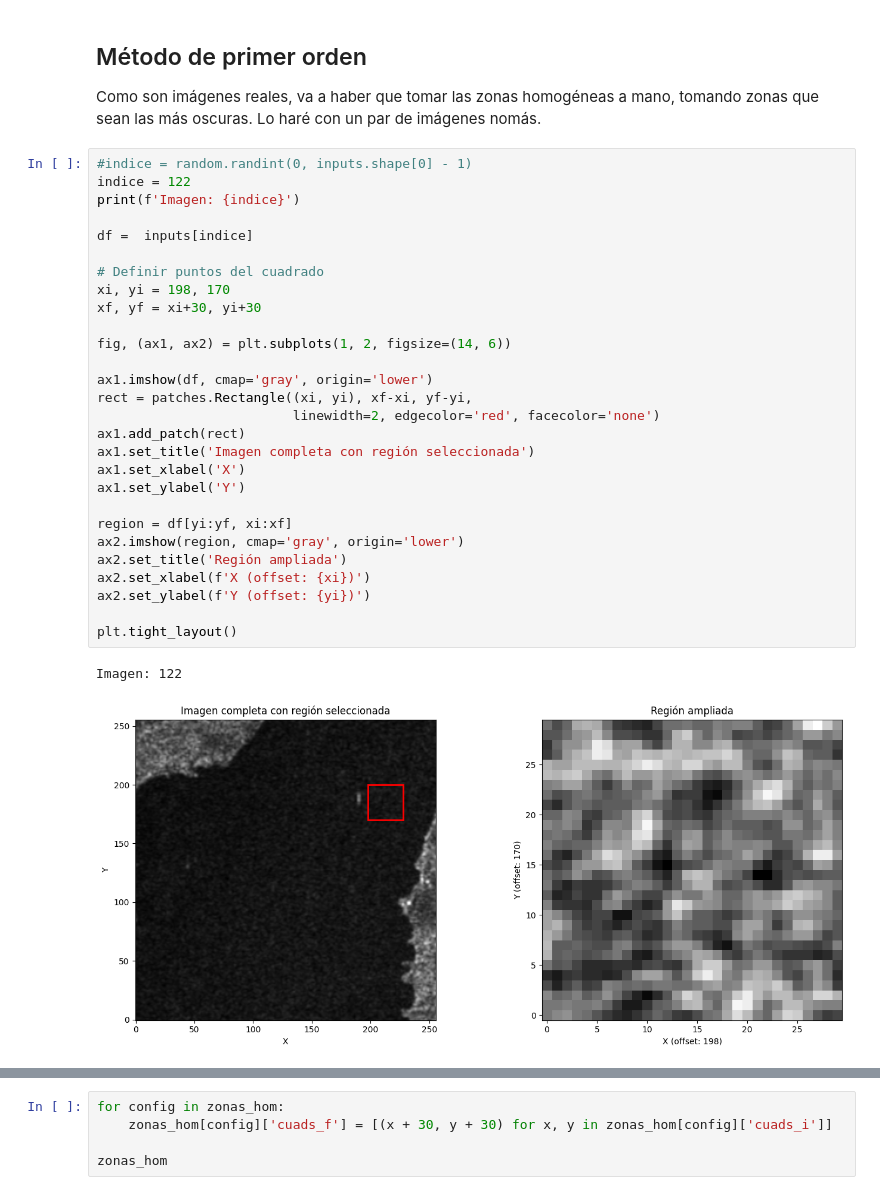
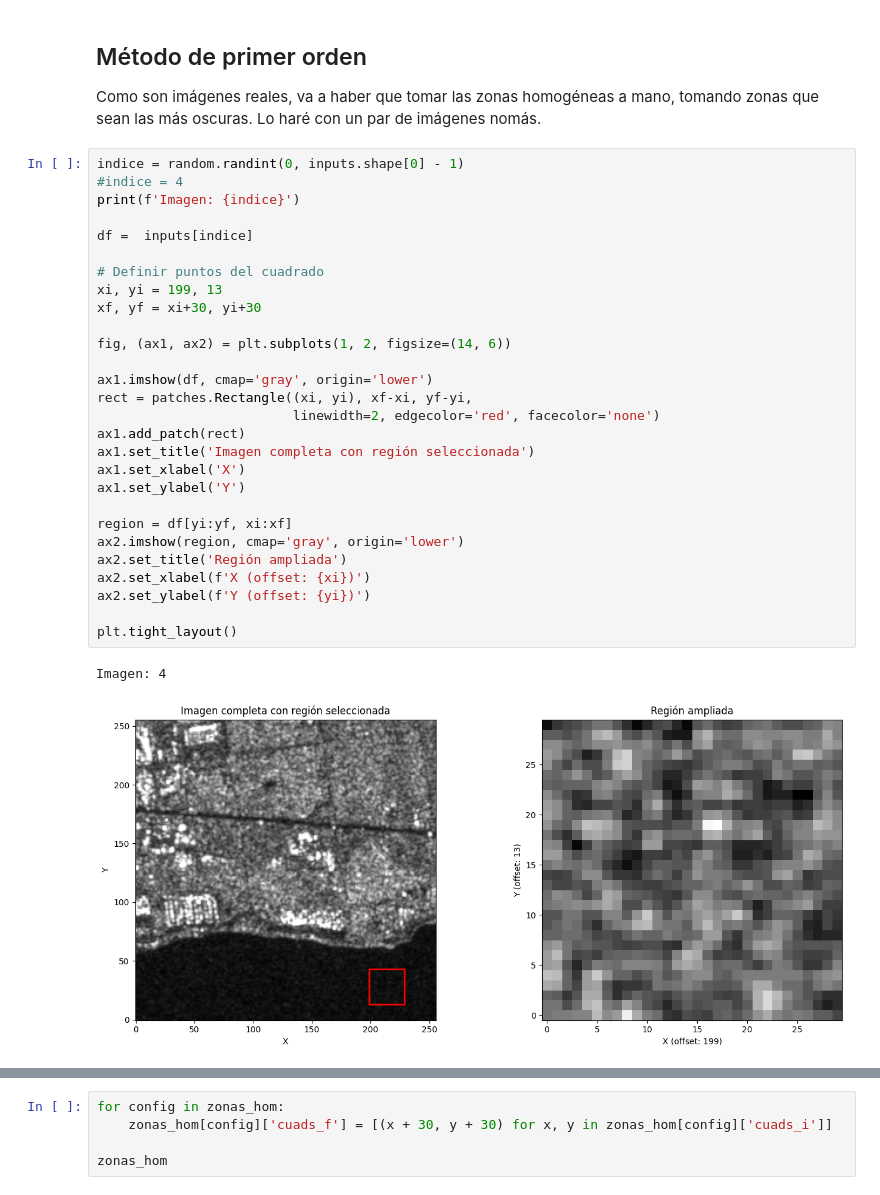
Before and after one commit to biancabalzarini/despeckling, a Jupyter notebook: notebooks/quality_filters_real_images.ipynb, the cells around one changed output, grey strips where cells are left out. Cells and saved outputs as stored; diff of their text form.

```diff
--- a/notebooks/quality_filters_real_images.ipynb
+++ b/notebooks/quality_filters_real_images.ipynb
@@ -210,36 +210,36 @@ ratios = np.squeeze(np.concatenate(all_ratios, axis=0))
 
 Como son imágenes reales, va a haber que tomar las zonas homogéneas a mano, tomando zonas que sean las más oscuras. Lo haré con un par de imágenes nomás.
 # %%
-#indice = random.randint(0, inputs.shape[0] - 1)
-indice = 122
+indice = random.randint(0, inputs.shape[0] - 1)
+#indice = 4
 print(f'Imagen: {indice}')
 
 df =  inputs[indice]
 
 # Definir puntos del cuadrado
-xi, yi = 198, 170
+xi, yi = 199, 13
 xf, yf = xi+30, yi+30
 
 fig, (ax1, ax2) = plt.subplots(1, 2, figsize=(14, 6))
 
 ax1.imshow(df, cmap='gray', origin='lower')
 rect = patches.Rectangle((xi, yi), xf-xi, yf-yi,
                          linewidth=2, edgecolor='red', facecolor='none')
 ax1.add_patch(rect)
 ax1.set_title('Imagen completa con región seleccionada')
 ax1.set_xlabel('X')
 ax1.set_ylabel('Y')
 
 region = df[yi:yf, xi:xf]
 ax2.imshow(region, cmap='gray', origin='lower')
 ax2.set_title('Región ampliada')
 ax2.set_xlabel(f'X (offset: {xi})')
 ax2.set_ylabel(f'Y (offset: {yi})')
 
 plt.tight_layout()
 # %% [output]
-Imagen: 122
+Imagen: 4
-[figure, old version]
+[figure, new version]
 # %%
 # Guardo manualmente las imágenes que voy a usar para calcular el estadístico, y las coordenadas de las
 # zonas homogéneas (voy a tomar zonas oscuras) de esas imágenes. Y esto para cada uno de los configs.
```
Also changed, not shown: parts of 5 cells of this notebook.
